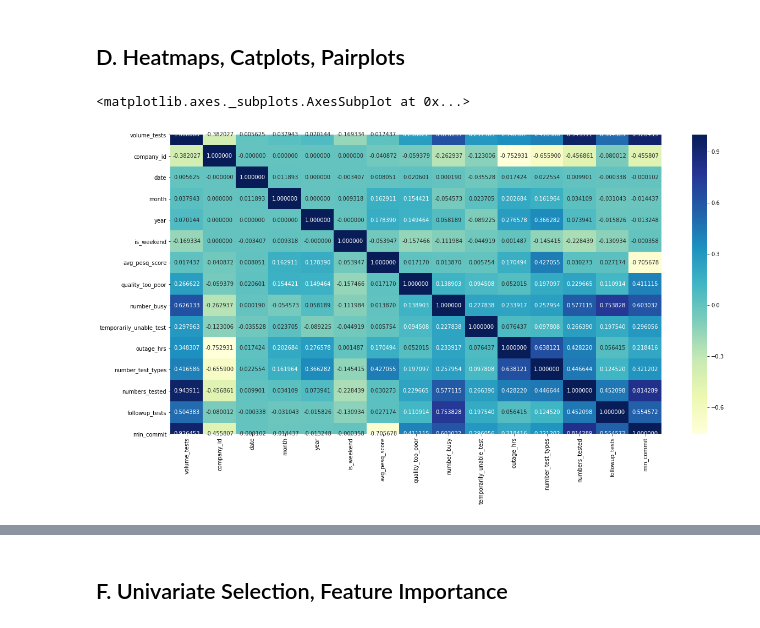
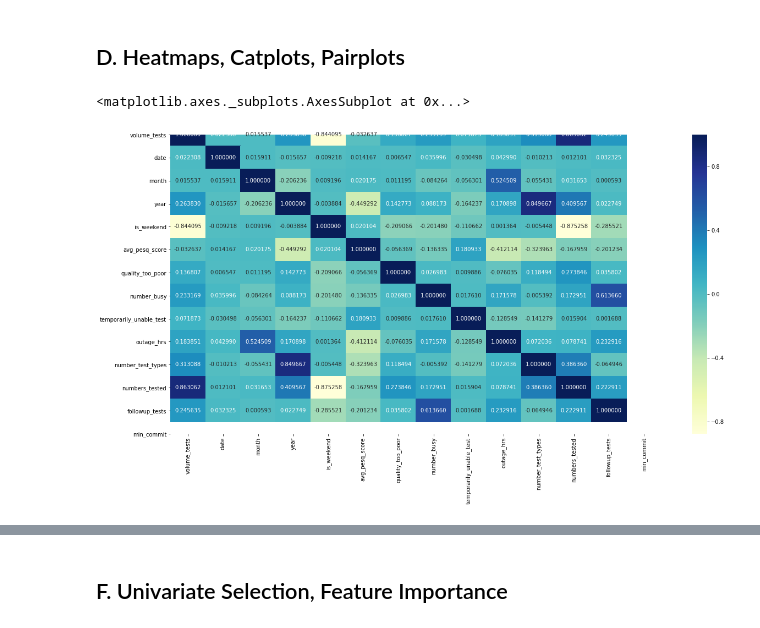
Before and after one commit to Shane-Bowen/fyp_flask_webapp, a Jupyter notebook: notebooks/Exploratory Data Analysis.ipynb, the cells around one changed output, grey strips where cells are left out. Cells and saved outputs as stored; diff of their text form; code cells hidden in the pictures.

```diff
--- a/notebooks/Exploratory Data Analysis.ipynb
+++ b/notebooks/Exploratory Data Analysis.ipynb
@@ -17,7 +17,7 @@ from sklearn.feature_selection import chi2
 from sklearn.ensemble import ExtraTreesClassifier
 # %%
 # Read CSV File to pandas dataframe
-df = pd.read_csv('../reports/company_report_sorted.csv')
+df = pd.read_csv('../reports/company_report_2.csv')
 # %% [markdown]
 ## B. Data Exploration
 # %%
@@ -280,11 +280,12 @@ df.plot.scatter(x='temporarily_unable_test', y='volume_tests')
 # %%
 # color-encoded matrix
 plt.figure(figsize=(20,10))
+df = df[['volume_tests', 'date', 'month', 'year', 'is_weekend', 'avg_pesq_score', 'quality_too_poor', 'number_busy', 'temporarily_unable_test', 'outage_hrs', 'number_test_types', 'numbers_tested', 'followup_tests', 'min_commit']]
 df_corr= df.corr()
 sns.heatmap(df_corr, annot=True, fmt="f", cmap="YlGnBu")
 # %% [output]
 <matplotlib.axes._subplots.AxesSubplot at 0x...>
-[figure, old version]
+[figure, new version]
 # %%
 # catplot to show the relationship between a numerical and categorical variables
 plt.figure(figsize=(20,10))
```
Also changed, not shown: parts of 42 cells of this notebook, 6 other files.
